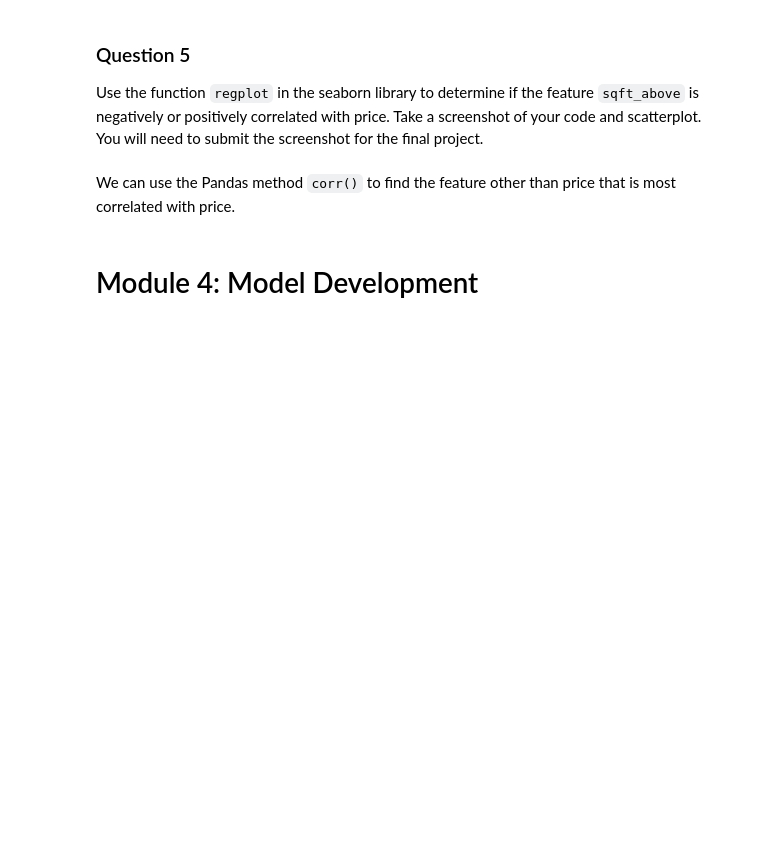
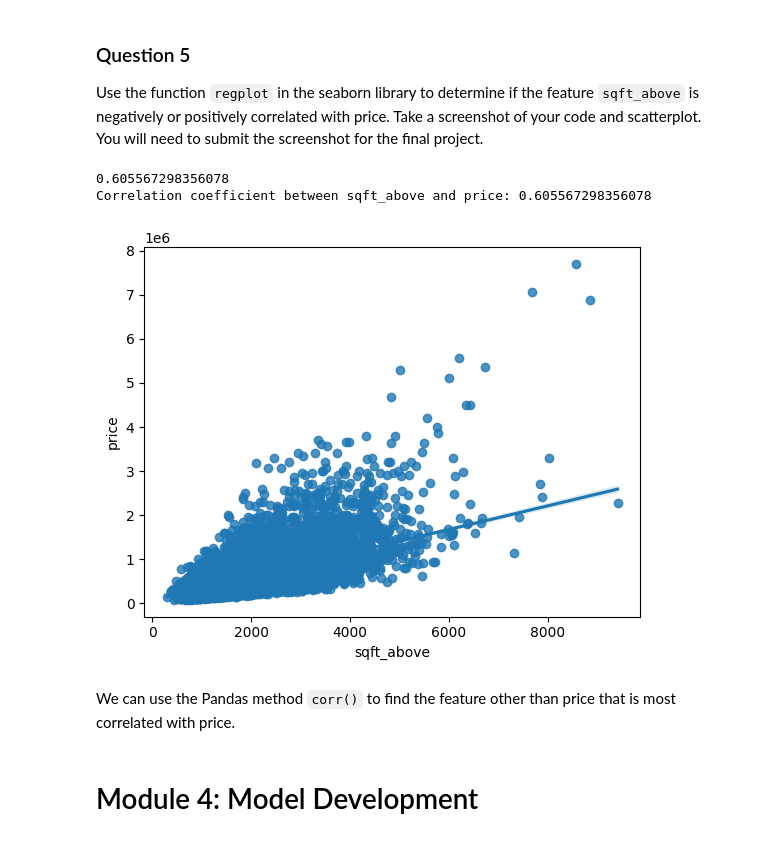
Before and after one commit to Solumba/Coursera-Projects, a Jupyter notebook: House_Sales_in_King_Count_USA-20231003-1696291200.jupyterlite.ipynb, the cells around one changed output. Cells and saved outputs as stored; diff of their text form; code cells hidden in the pictures; blank space fills up the shorter version.

Commit message:
Running the Pearson's coefficient to see the strength of the relationship between the price and squarefoot.

```diff
--- a/House_Sales_in_King_Count_USA-20231003-1696291200.jupyterlite.ipynb
+++ b/House_Sales_in_King_Count_USA-20231003-1696291200.jupyterlite.ipynb
@@ -258,3 +260,15 @@ Use the function <code>regplot</code>  in the seaborn library  to  determine if
+# %%
+#Enter Your Code, Execute and take the Screenshot
+sns.regplot(x=df["sqft_above"], y=df["price"])
+
+# Compute the Pearson correlation coefficient
+correlation = df["sqft_above"].corr(df["price"])
+
+print(f'Correlation coefficient between sqft_above and price: {correlation}')
+# %% [output]
+0.605567298356078
+Correlation coefficient between sqft_above and price: 0.605567298356078
+[figure, added]
 # %% [markdown]
 We can use the Pandas method <code>corr()</code>  to find the feature other than price that is most correlated with price.
 # %%
```
Also changed, not shown: parts of 5 cells of this notebook.
